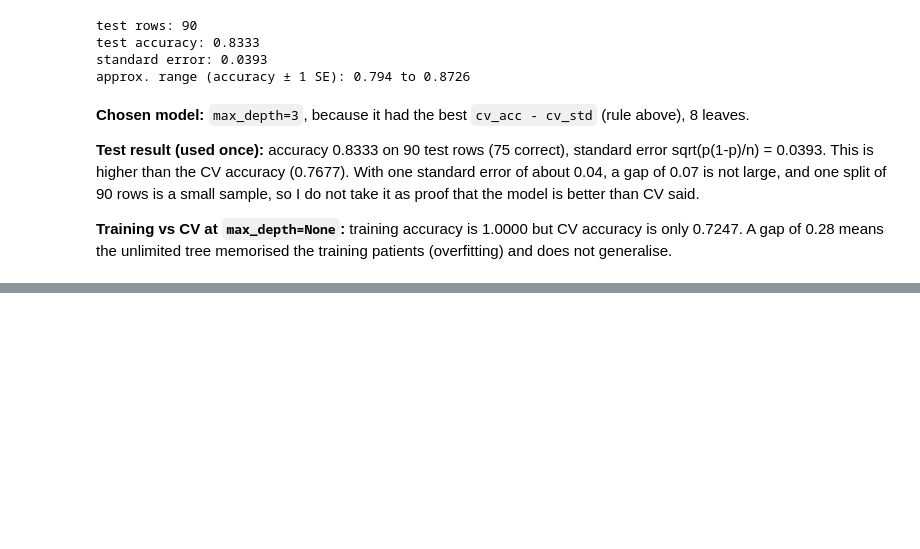
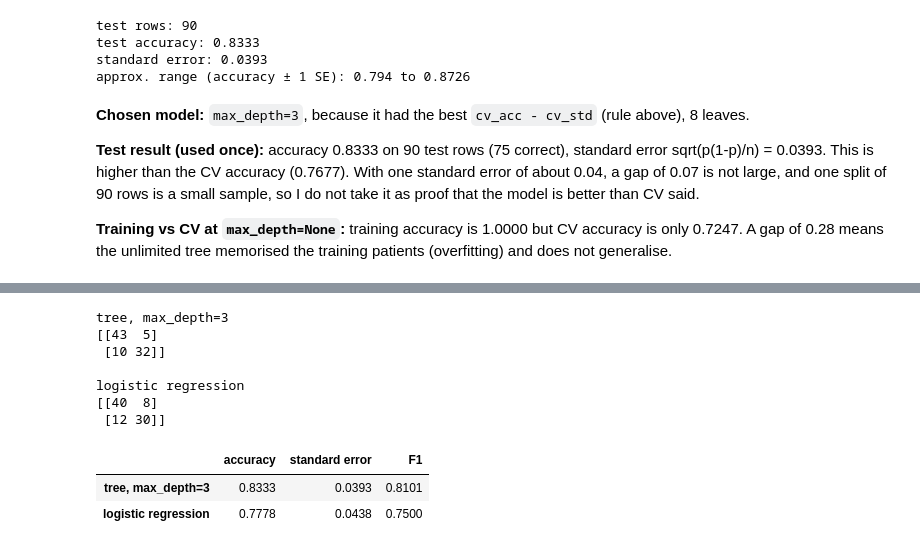
Before and after one commit to mukhamedzhankubantov/kubantov_ML_task_2, a Jupyter notebook: kubantov_task2.ipynb, the cells around one changed output, grey strips where cells are left out. Drawn from its saved outputs; the diff is of its cells as text; code cells hidden in the pictures; blank space fills up the shorter version.

```diff
--- a/kubantov_task2.ipynb
+++ b/kubantov_task2.ipynb
@@ -461,0 +515,29 @@ approx. range (accuracy ± 1 SE): 0.794 to 0.8726
+# %%
+from sklearn.metrics import accuracy_score, f1_score, confusion_matrix
+
+logreg = make_pipeline(StandardScaler(), LogisticRegression(max_iter=5000)).fit(X_train, y_train)
+
+results = {}
+for name, model in [("tree, max_depth=3", final_tree), ("logistic regression", logreg)]:
+    pred = model.predict(X_test)
+    acc = accuracy_score(y_test, pred)
+    results[name] = {
+        "accuracy": acc,
+        "standard error": np.sqrt(acc * (1 - acc) / len(y_test)),
+        "F1": f1_score(y_test, pred),
+    }
+    print(name)
+    print(confusion_matrix(y_test, pred), "\n")   # rows: true 0/1, columns: predicted 0/1
+
+pd.DataFrame(results).T.round(4)
+# %% [output]
+tree, max_depth=3
+[[43  5]
+ [10 32]]
+
+logistic regression
+[[40  8]
+ [12 30]]
+|  | accuracy | standard error | F1 |
+| tree, max_depth=3 | 0.8333 | 0.0393 | 0.8101 |
+| logistic regression | 0.7778 | 0.0438 | 0.7500 |
```
Also changed, not shown: parts of 5 cells of this notebook.
